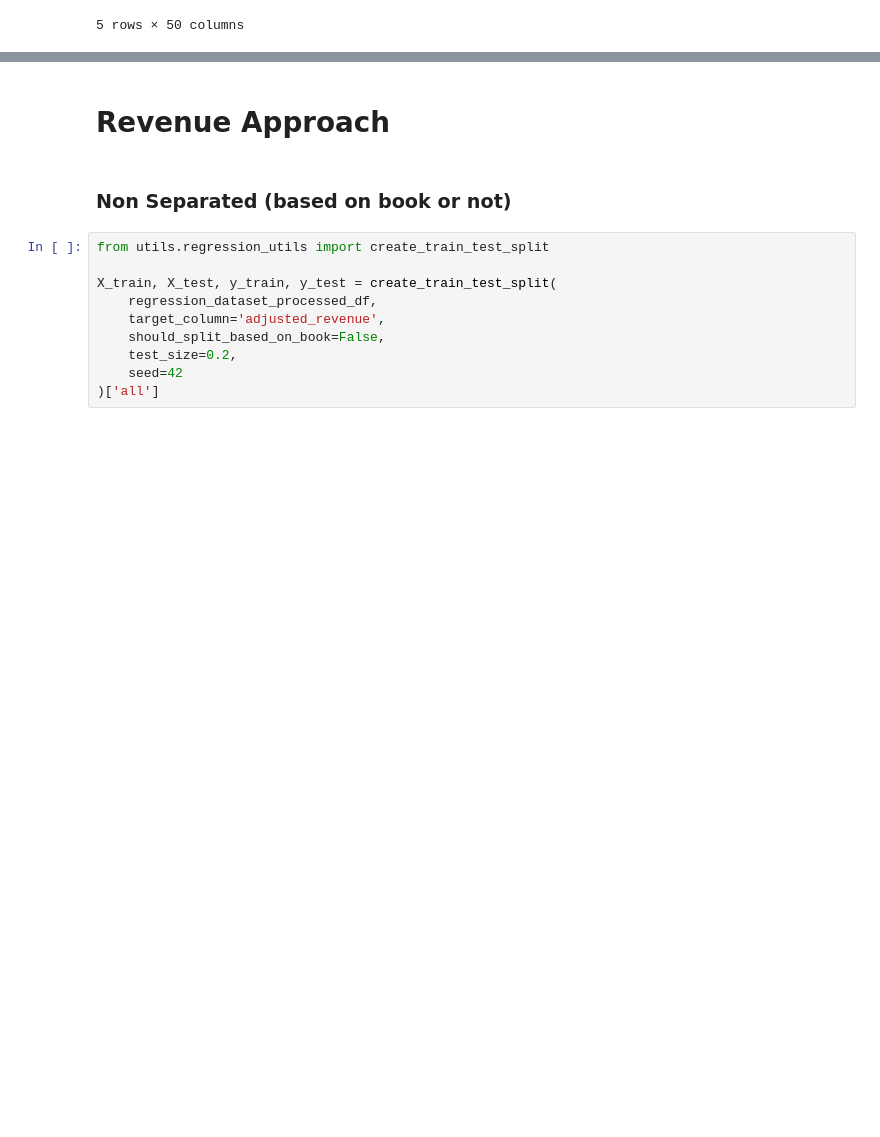
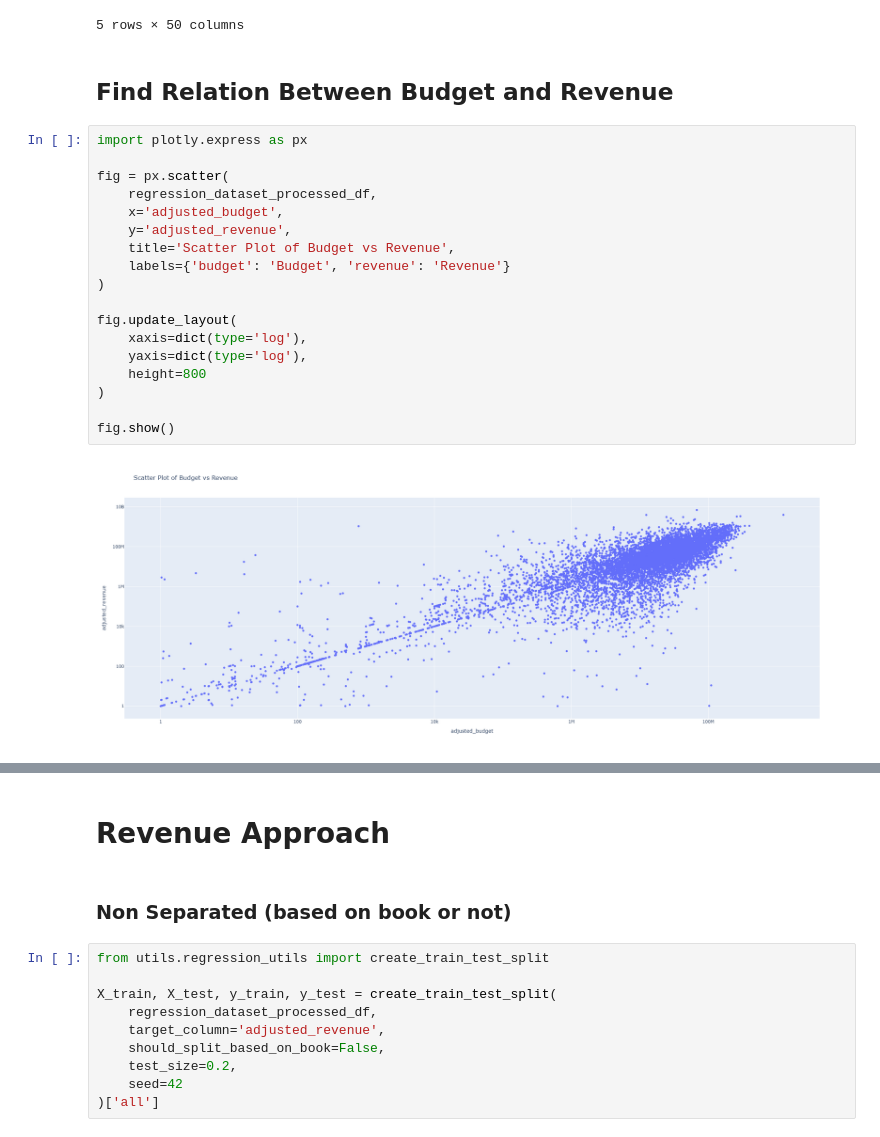
Before and after one commit to epfl-ada/ada-2024-project-datadruids, a Jupyter notebook: src/Regression.ipynb, the cells around one changed output, grey strips where cells are left out. Saved outputs shown, nothing was run; the diff lists cells and outputs as text; blank space fills up the shorter version.

Commit message:
add scatter plot to find relation between budget and revenue

```diff
--- a/src/Regression.ipynb
+++ b/src/Regression.ipynb
@@ -141,3 +141,25 @@ regression_dataset_processed_df.head()
 | 3 | 7.573 | 29815 | 162 | False | 79.932 | False | 2009 | 2.615235e+08 | ... |
 | 4 | 7.710 | 29166 | 143 | False | 98.082 | False | 2012 | 2.268438e+08 | ... |
 5 rows × 50 columns
+# %% [markdown]
+## Find Relation Between Budget and Revenue
+# %%
+import plotly.express as px
+
+fig = px.scatter(
+    regression_dataset_processed_df,
+    x='adjusted_budget',
+    y='adjusted_revenue',
+    title='Scatter Plot of Budget vs Revenue',
+    labels={'budget': 'Budget', 'revenue': 'Revenue'}
+)
+
+fig.update_layout(
+    xaxis=dict(type='log'),
+    yaxis=dict(type='log'),
+    height=800
+)
+
+fig.show()
+# %% [output]
+[figure, added]
```
Also changed, not shown: parts of 3 cells of this notebook.
